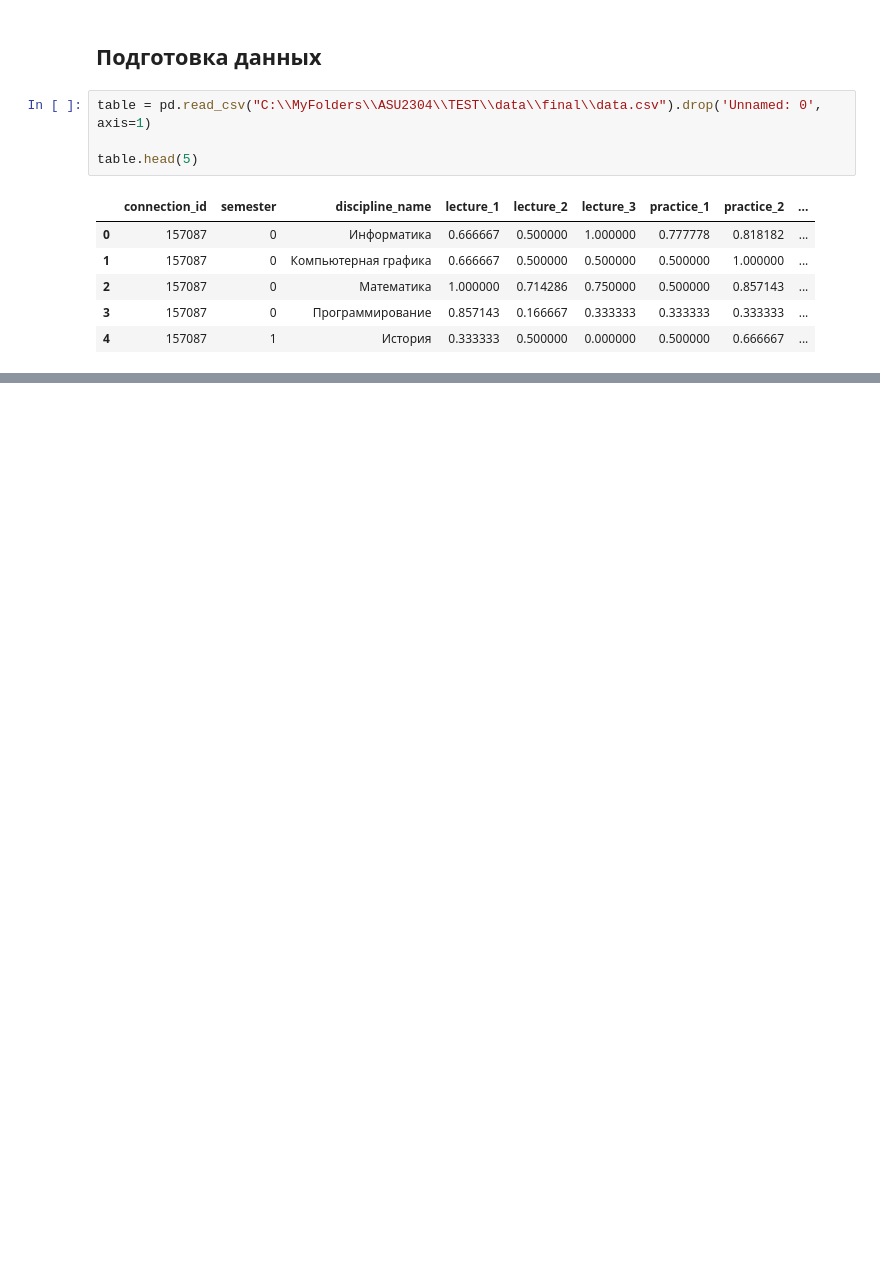
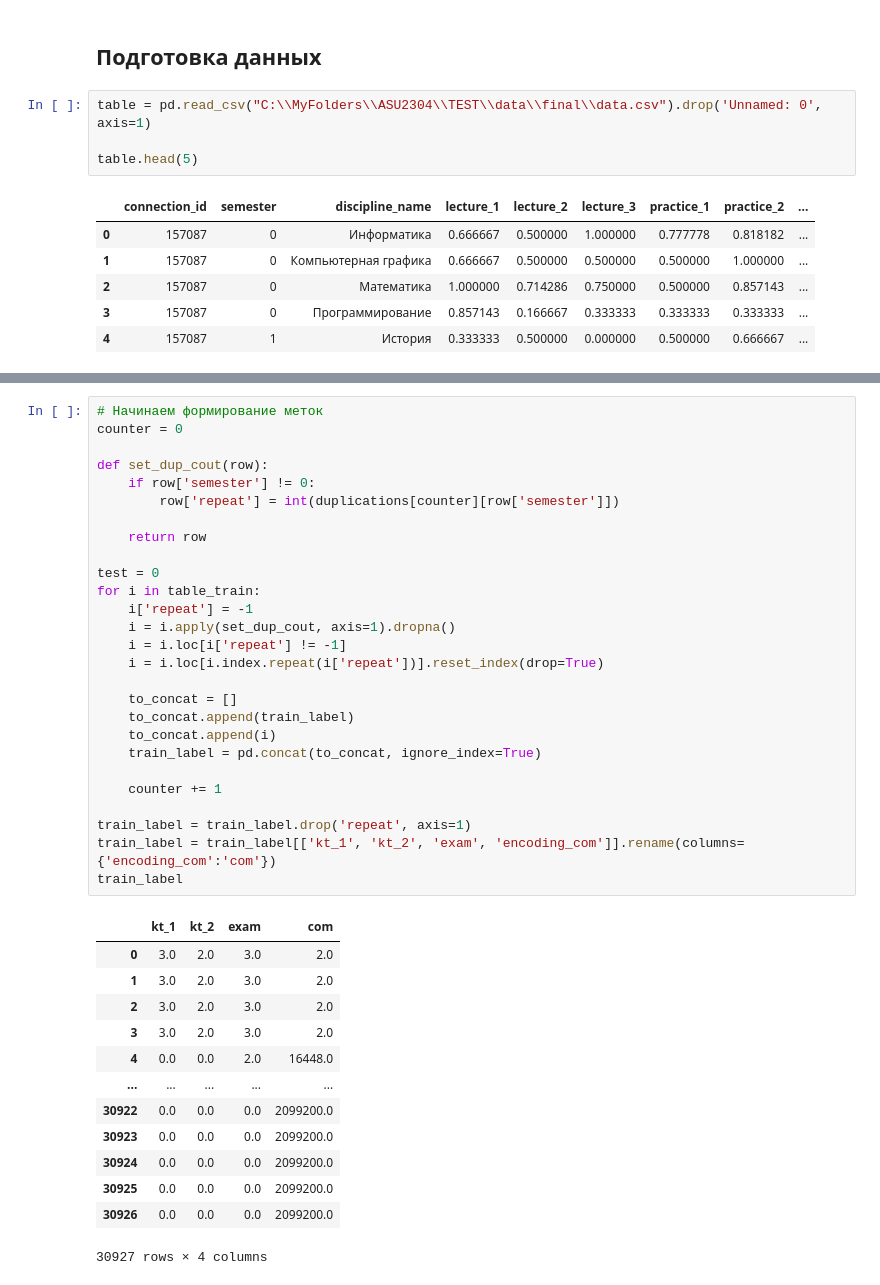
Before and after one commit to ATOM3448/ASU2304, a Jupyter notebook: GPO.ipynb, the cells around one changed output, grey strips where cells are left out. Drawn from its saved outputs; the diff is of its cells as text; blank space fills up the shorter version.

```diff
--- a/GPO.ipynb
+++ b/GPO.ipynb
@@ -93,0 +138,41 @@ array([[157087, 0, 'Информатика', ..., 0.6, 1, 1],
+# %%
+# Начинаем формирование меток
+counter = 0
+
+def set_dup_cout(row):
+    if row['semester'] != 0:
+        row['repeat'] = int(duplications[counter][row['semester']])
+
+    return row
+
+test = 0
+for i in table_train:
+    i['repeat'] = -1
+    i = i.apply(set_dup_cout, axis=1).dropna()
+    i = i.loc[i['repeat'] != -1]
+    i = i.loc[i.index.repeat(i['repeat'])].reset_index(drop=True)
+
+    to_concat = []
+    to_concat.append(train_label)
+    to_concat.append(i)
+    train_label = pd.concat(to_concat, ignore_index=True)
+
+    counter += 1
+
+train_label = train_label.drop('repeat', axis=1)
+train_label = train_label[['kt_1', 'kt_2', 'exam', 'encoding_com']].rename(columns={'encoding_com':'com'})
+train_label
+# %% [output]
+|  | kt_1 | kt_2 | exam | com |
+| 0 | 3.0 | 2.0 | 3.0 | 2.0 |
+| 1 | 3.0 | 2.0 | 3.0 | 2.0 |
+| 2 | 3.0 | 2.0 | 3.0 | 2.0 |
+| 3 | 3.0 | 2.0 | 3.0 | 2.0 |
+| 4 | 0.0 | 0.0 | 2.0 | 16448.0 |
+| ... | ... | ... | ... | ... |
+| 30922 | 0.0 | 0.0 | 0.0 | 2099200.0 |
+| 30923 | 0.0 | 0.0 | 0.0 | 2099200.0 |
+| 30924 | 0.0 | 0.0 | 0.0 | 2099200.0 |
+| 30925 | 0.0 | 0.0 | 0.0 | 2099200.0 |
+| 30926 | 0.0 | 0.0 | 0.0 | 2099200.0 |
+30927 rows × 4 columns
```
Also changed, not shown: parts of 15 cells of this notebook, 3 other files.
